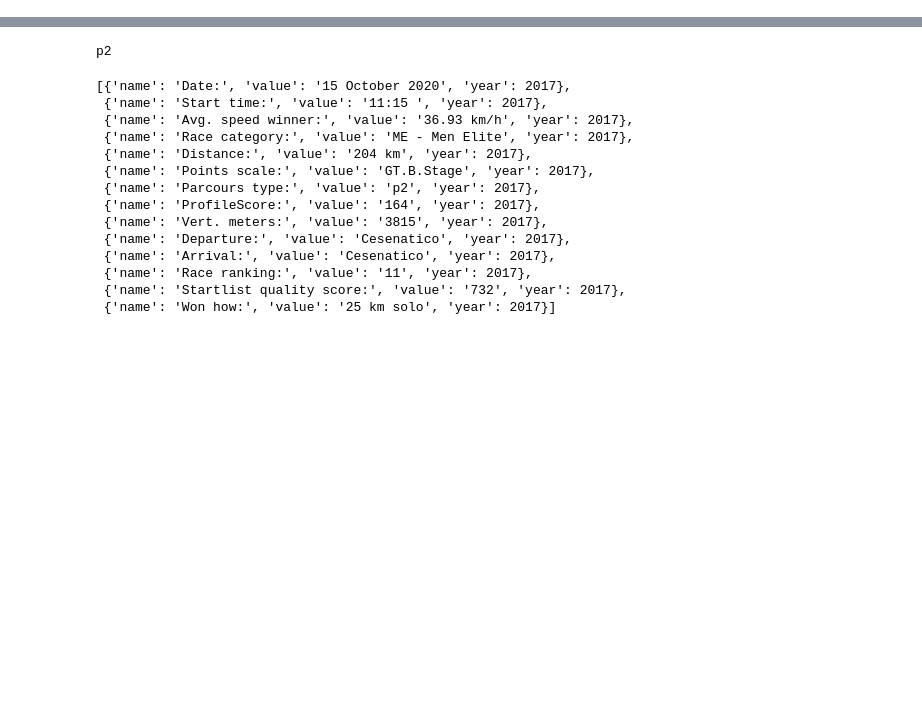
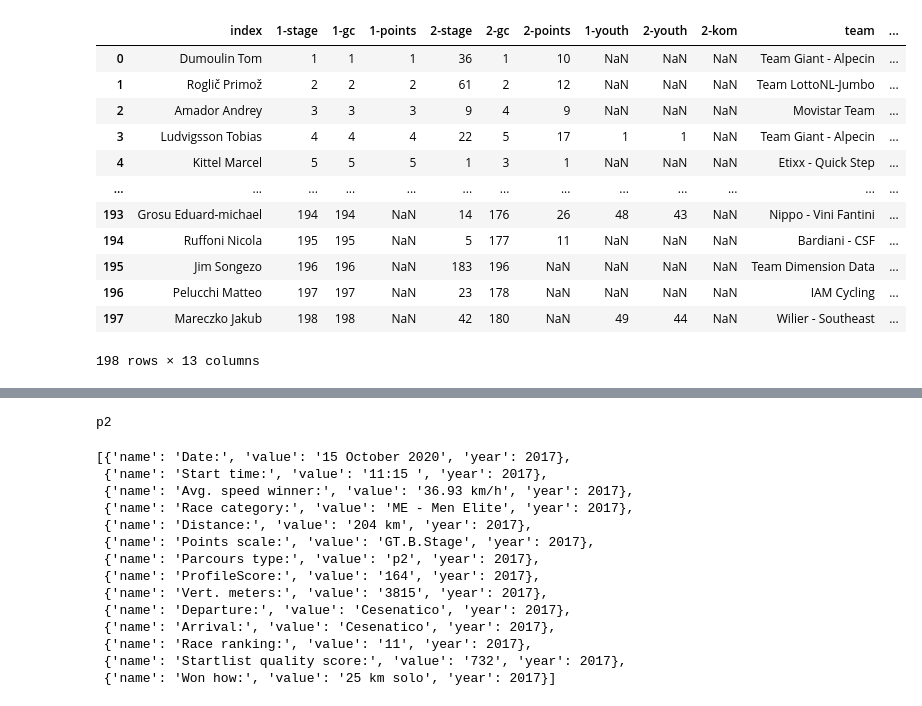
Before and after one commit to Michiel-DK/cycling, a Jupyter notebook: try2.ipynb, the cells around one changed output, grey strips where cells are left out. Drawn from its saved outputs; the diff is of its cells as text; code cells hidden in the pictures; blank space fills up the shorter version.

```diff
--- a/try2.ipynb
+++ b/try2.ipynb
@@ -175,8 +175,9 @@ for year in [2016, 2017, 2018, 2019, 2020, 2021]:
         print(url)
         response = requests.get(url)
         soup = BeautifulSoup(response.content, 'html.parser').find_all('table', class_='results basic moblist10')
+        print(len(soup))
         if len(soup) == 6:
-            for k, m in enumerate([ '-stage', '-gc', '-points', '-youth', '-kom']):
+            for k, m in enumerate([ '-stage', '-gc', '-points', '-kom', '-youth']):
                 print(k,m)
                 tr = soup[k].find_all('tr')
                 dictionary = {}
@@ -186,7 +187,10 @@ for year in [2016, 2017, 2018, 2019, 2020, 2021]:
                     name = ' '.join([x.capitalize() for x in name])
                             #name = ''.join(name.apply(lambda x: x.capitalize for x in name))
                     dictionary[name] = td[0].text
-                    class_dictionary[str(day)+m] = dictionary
+                    if day < 10 :
+                        class_dictionary['0'+str(day)+m] = dictionary
+                    else:
+                        class_dictionary[str(day)+m] = dictionary
             #get teams
             tr = soup[-1].find_all('tr')
             dictionary = {}
@@ -195,10 +199,14 @@ for year in [2016, 2017, 2018, 2019, 2020, 2021]:
                 name = td[1].find('a').text
                             #name = ''.join(name.apply(lambda x: x.capitalize for x in name))
                 dictionary[name] = td[0].text
-                teams_dictionary[str(day)+'-teams'] = dictionary
+                if day < 10 :
+                    teams_dictionary["0"+str(day)+'-teams'] = dictionary
+                else:
+                    teams_dictionary[str(day)+'-teams'] = dictionary
 
         else:
             for k, m in enumerate([ '-stage', '-gc', '-points', '-youth']):
+                print(k,m)
                 tr = soup[k].find_all('tr')
                 dictionary = {}
                 for i in range(1,len(tr)):
@@ -207,22 +215,28 @@ for year in [2016, 2017, 2018, 2019, 2020, 2021]:
                     name = ' '.join([x.capitalize() for x in name])
                             #name = ''.join(name.apply(lambda x: x.capitalize for x in name))
                     dictionary[name] = td[0].text
-                    class_dictionary[str(day)+m] = dictionary
+                    if day < 10 :
+                        class_dictionary['0'+str(day)+m] = dictionary
+                    else:
+                        class_dictionary[str(day)+m] = dictionary
 
-            tr = soup[k].find_all('tr')
+            tr = soup[-1].find_all('tr')
             dictionary = {}
             for i in range(1,len(tr)):
                 td = tr[i].find_all('td', class_=None)[:2]
                 name = td[1].find('a').text
                             #name = ''.join(name.apply(lambda x: x.capitalize for x in name))
                 dictionary[name] = td[0].text
-                teams_dictionary[str(day)+'-teams'] = dictionary
+                if day < 10 :
+                    teams_dictionary["0"+str(day)+'-teams'] = dictionary
+                else:
+                    teams_dictionary[str(day)+'-teams'] = dictionary
 
     #merge frames + csv
     teams_rider = pd.DataFrame.from_dict(teams, orient='index', columns=['team'])
     all_df = pd.DataFrame.from_dict(class_dictionary, orient='index').T
     teams_df = pd.DataFrame.from_dict(teams_dictionary, orient='index').T.reset_index().rename(columns={'index':'team'})
-    combo = all_df.join(teams_rider)
+    combo = pd.merge(all_df, teams_rider, left_index=True, right_index=True)
     combo = combo.reset_index().merge(teams_df, on='team', how='left')
     combo['year'] = str(year)
     combo.to_csv(f'data_raw_{year}.csv')
@@ -234,0 +309,17 @@ clean_stages(chunks(div, 2, 3), 2017)
+# %%
+c = pd.merge(all_df, teams_rider, left_index=True, right_index=True)
+c.reset_index().merge(teams_df, how='left', on='team')
+# %% [output]
+|  | index | 1-stage | 1-gc | 1-points | 2-stage | 2-gc | 2-points | 1-youth | 2-youth | 2-kom | team | ... |
+| 0 | Dumoulin Tom | 1 | 1 | 1 | 36 | 1 | 10 | NaN | NaN | NaN | Team Giant - Alpecin | ... |
+| 1 | Roglič Primož | 2 | 2 | 2 | 61 | 2 | 12 | NaN | NaN | NaN | Team LottoNL-Jumbo | ... |
+| 2 | Amador Andrey | 3 | 3 | 3 | 9 | 4 | 9 | NaN | NaN | NaN | Movistar Team | ... |
+| 3 | Ludvigsson Tobias | 4 | 4 | 4 | 22 | 5 | 17 | 1 | 1 | NaN | Team Giant - Alpecin | ... |
+| 4 | Kittel Marcel | 5 | 5 | 5 | 1 | 3 | 1 | NaN | NaN | NaN | Etixx - Quick Step | ... |
+| ... | ... | ... | ... | ... | ... | ... | ... | ... | ... | ... | ... | ... |
+| 193 | Grosu Eduard-michael | 194 | 194 | NaN | 14 | 176 | 26 | 48 | 43 | NaN | Nippo - Vini Fantini | ... |
+| 194 | Ruffoni Nicola | 195 | 195 | NaN | 5 | 177 | 11 | NaN | NaN | NaN | Bardiani - CSF | ... |
+| 195 | Jim Songezo | 196 | 196 | NaN | 183 | 196 | NaN | NaN | NaN | NaN | Team Dimension Data | ... |
+| 196 | Pelucchi Matteo | 197 | 197 | NaN | 23 | 178 | NaN | NaN | NaN | NaN | IAM Cycling | ... |
+| 197 | Mareczko Jakub | 198 | 198 | NaN | 42 | 180 | NaN | 49 | 44 | NaN | Wilier - Southeast | ... |
+198 rows × 13 columns
```
Also changed, not shown: parts of 11 cells of this notebook, 7 other files.
